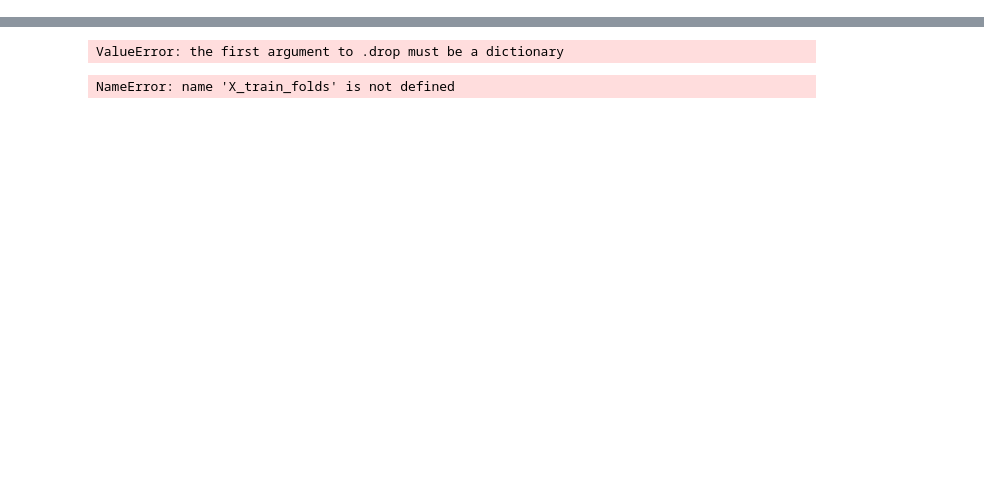
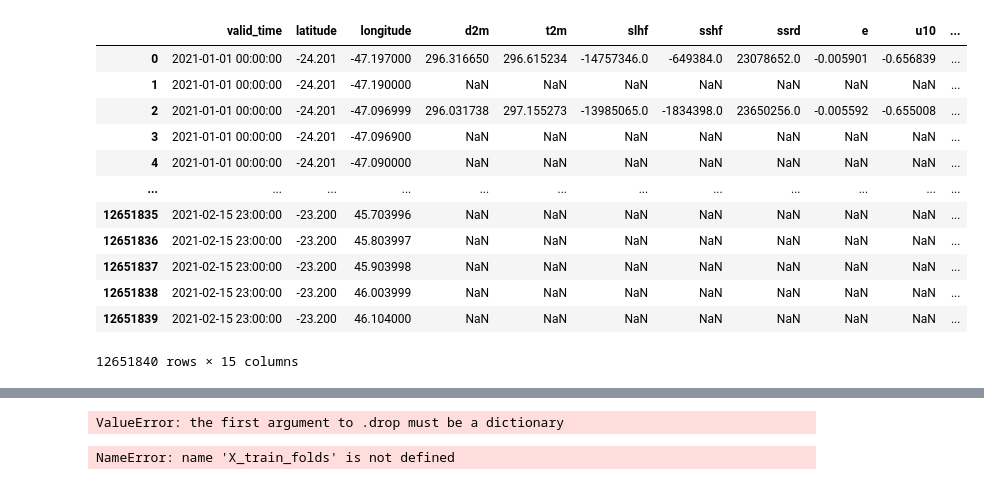
Before and after one commit to Alilson2/Projeto_IA, a Jupyter notebook: Projeto_IA.ipynb, the cells around one changed output, grey strips where cells are left out. Saved outputs shown, nothing was run; the diff lists cells and outputs as text; code cells hidden in the pictures; blank space fills up the shorter version.

```diff
--- a/Projeto_IA.ipynb
+++ b/Projeto_IA.ipynb
@@ -88 +102,57 @@ Data variables:
+# %%
+# --- 2️⃣ Verificar se há a coordenada temporal ---
+if "valid_time" not in dados.coords:
+    raise ValueError("❌ O dataset não contém uma coordenada temporal chamada 'valid_time'.")
+
+# --- 3️⃣ Converter o eixo temporal para pandas.DatetimeIndex ---
+tempo = pd.to_datetime(dados["valid_time"].values)
+
+# --- 4️⃣ Criar DataFrame com componentes temporais ---
+df_tempo = pd.DataFrame({
+    "timestamp": tempo,
+    "timestamp_segundos": tempo.view("int64") / 1e9,   # segundos desde 1970
+    "ano": tempo.year,
+    "mes": tempo.month,
+    "dia": tempo.day,
+    "hora": tempo.hour,
+    "minuto": tempo.minute,
+    "segundo": tempo.second,
+    "dia_semana": tempo.dayofweek,
+    "dia_do_ano": tempo.dayofyear
+})
+
+#print(df_tempo.head())
+
+# Exemplo: seleciona uma variável e um período
+# Sort the dataset by valid_time before slicing
+dados_sorted = dados.sortby('valid_time')
+dados_filtrado = dados_sorted.sel(valid_time=slice("2021-01-01", "2021-02-15"))
+
+# Converte para pandas sem estourar RAM
+df_panda = dados_filtrado.to_dataframe().reset_index()
+
+# Junta com df_tempo
+df_final = pd.merge(
+    df_panda,
+    df_tempo,
+    left_on='valid_time',
+    right_on='timestamp',
+    how='left'
+)
+
+df_panda
+# %% [output]
+|  | valid_time | latitude | longitude | d2m | t2m | slhf | sshf | ssrd | e | u10 | ... |
+| 0 | 2021-01-01 00:00:00 | -24.201 | -47.197000 | 296.316650 | 296.615234 | -14757346.0 | -649384.0 | 23078652.0 | -0.005901 | -0.656839 | ... |
+| 1 | 2021-01-01 00:00:00 | -24.201 | -47.190000 | NaN | NaN | NaN | NaN | NaN | NaN | NaN | ... |
+| 2 | 2021-01-01 00:00:00 | -24.201 | -47.096999 | 296.031738 | 297.155273 | -13985065.0 | -1834398.0 | 23650256.0 | -0.005592 | -0.655008 | ... |
+| 3 | 2021-01-01 00:00:00 | -24.201 | -47.096900 | NaN | NaN | NaN | NaN | NaN | NaN | NaN | ... |
+| 4 | 2021-01-01 00:00:00 | -24.201 | -47.090000 | NaN | NaN | NaN | NaN | NaN | NaN | NaN | ... |
+| ... | ... | ... | ... | ... | ... | ... | ... | ... | ... | ... | ... |
+| 12651835 | 2021-02-15 23:00:00 | -23.200 | 45.703996 | NaN | NaN | NaN | NaN | NaN | NaN | NaN | ... |
+| 12651836 | 2021-02-15 23:00:00 | -23.200 | 45.803997 | NaN | NaN | NaN | NaN | NaN | NaN | NaN | ... |
+| 12651837 | 2021-02-15 23:00:00 | -23.200 | 45.903998 | NaN | NaN | NaN | NaN | NaN | NaN | NaN | ... |
+| 12651838 | 2021-02-15 23:00:00 | -23.200 | 46.003999 | NaN | NaN | NaN | NaN | NaN | NaN | NaN | ... |
+| 12651839 | 2021-02-15 23:00:00 | -23.200 | 46.104000 | NaN | NaN | NaN | NaN | NaN | NaN | NaN | ... |
+12651840 rows × 15 columns
 # %%
```
Also changed, not shown: parts of 9 cells of this notebook.
